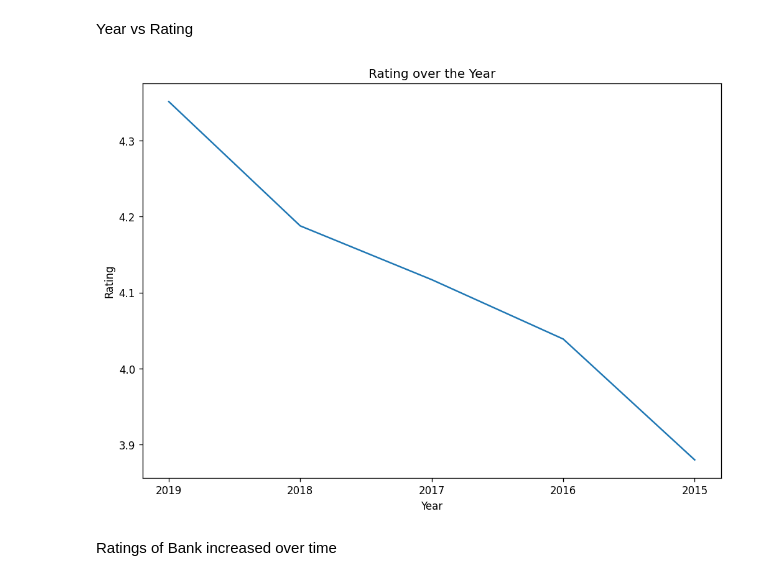
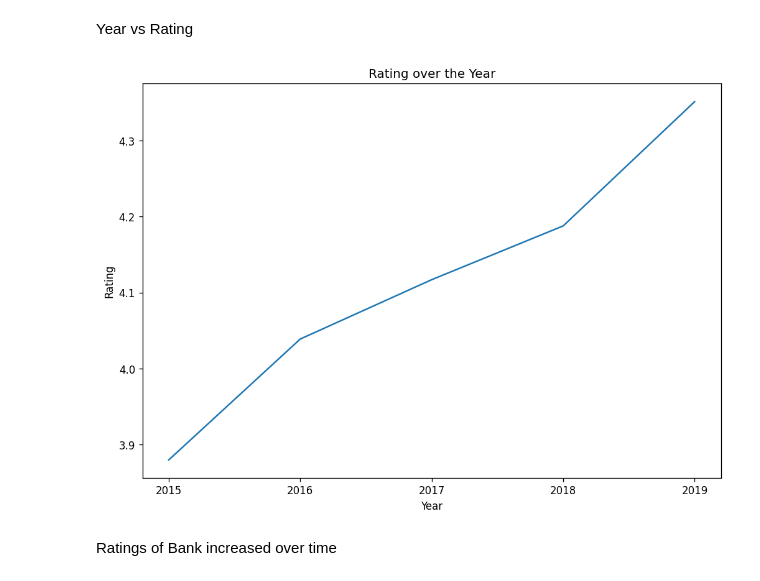
Before and after one commit to sbathwal1999/Text-Analysis, a Jupyter notebook: TXTA_Assignment.ipynb, the cells around one changed output. Cells and saved outputs as stored; diff of their text form; code cells hidden in the pictures.

```diff
--- a/TXTA_Assignment.ipynb
+++ b/TXTA_Assignment.ipynb
@@ -266,16 +266,17 @@ Name: Bank, dtype: int64
 # %% [markdown]
 Year vs Rating
 # %%
-year= df['Date'].apply(lambda x: x.split('-')[0])
+data = df.copy()
+data['year'] = df['Date'].apply(lambda x: x.split('-')[0])
 # %%
 plt.figure(figsize = (10,7),dpi=120)
-sns.lineplot(y = df['Rating'], x = year,err_style=None)
+sns.lineplot(y = 'Rating', x = 'year', data = data.sort_values('year'),err_style=None)
 plt.title('Rating over the Year')
 plt.xlabel('Year')
 plt.ylabel('Rating')
 plt.show()
 # %% [output]
-[figure, old version]
+[figure, new version]
 # %% [markdown]
 Ratings of Bank increased over time
 # %% [markdown]
```
